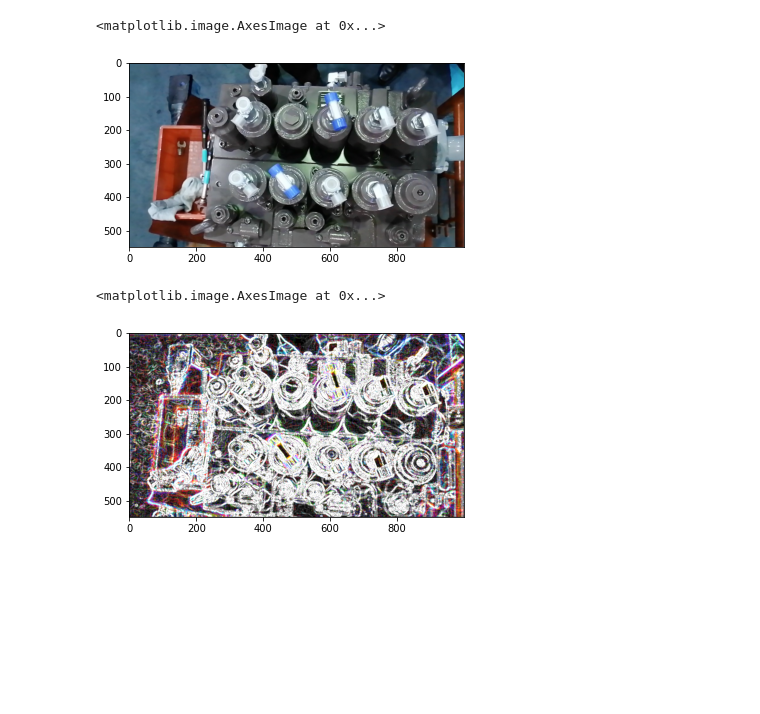
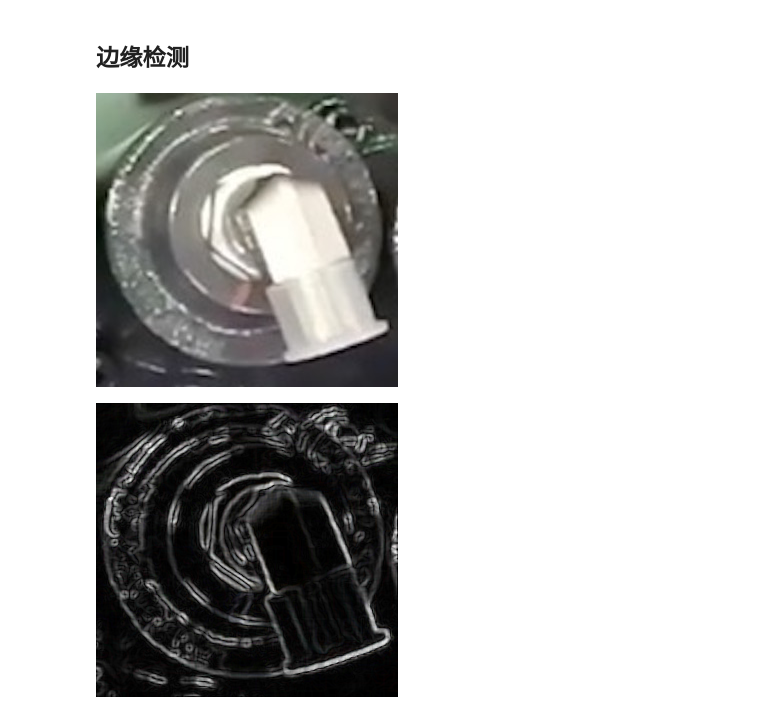
Before and after one commit to yizt/notebook, a Jupyter notebook: python/opencv/main_valve_direction_demo.ipynb, the cells around one changed output. Saved outputs shown, nothing was run; the diff lists cells and outputs as text; code cells hidden in the pictures; blank space fills up the shorter version.

```diff
--- a/python/opencv/main_valve_direction_demo.ipynb
+++ b/python/opencv/main_valve_direction_demo.ipynb
@@ -1,20 +1,24 @@
+# %% [markdown]
+## 边缘检测
 # %%
 import cv2
+import numpy as np
+from PIL import Image
 import matplotlib.pyplot as plt
-im = cv2.imread('main_valve.jpg')
-plt.imshow(im)
+im = cv2.imread('main_valve.04.jpg')
+#plt.imshow(im[:,:,::-1])
+Image.fromarray(im[:,:,::-1])
 # %% [output]
-<matplotlib.image.AxesImage at 0x...>
-[figure, old version]
+[figure, new version]
 # %%
-size=5
+size=3
 gx = cv2.Sobel(im, cv2.CV_64F, 1, 0, ksize=size)
 gx = cv2.convertScaleAbs(gx)
 gy = cv2.Sobel(im, cv2.CV_64F, 0, 1, ksize=size)
 gy = cv2.convertScaleAbs(gy)
 
 g = cv2.addWeighted(gx,0.5,gy,0.5,0)
-plt.imshow(g)
+#plt.imshow(g)
+Image.fromarray(g)
 # %% [output]
-<matplotlib.image.AxesImage at 0x...>
-[figure, old version]
+[figure, new version]
```
Also changed, not shown: parts of 16 cells of this notebook.
